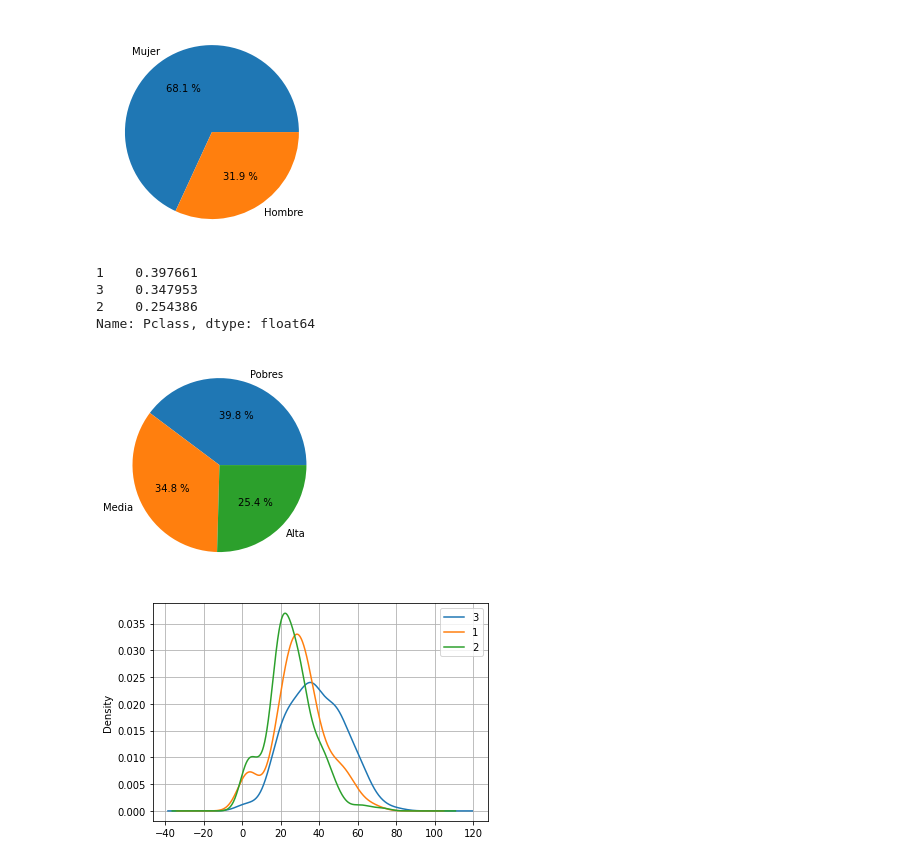
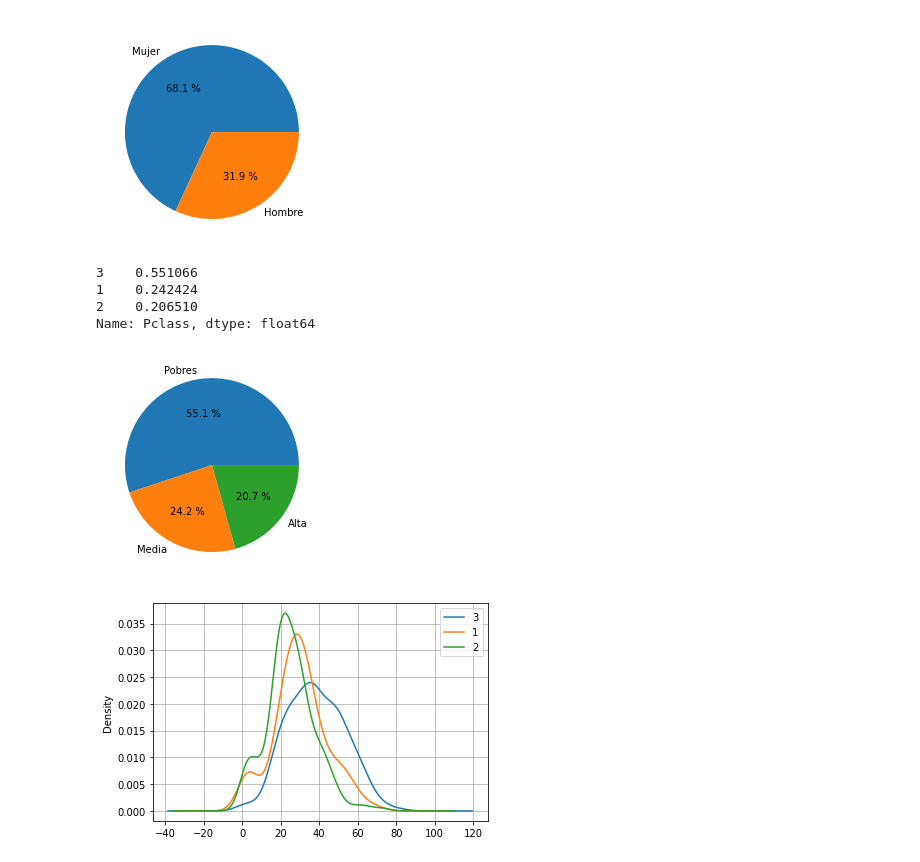
Before and after one commit to luisFernandoCastellanosG/Machine_learning, a Jupyter notebook: Jupyter_noteBook/P1_sklearn_arbol_de_desición_clasificación_regresión.ipynb, the cells around one changed output. Saved outputs shown, nothing was run; the diff lists cells and outputs as text; code cells hidden in the pictures.

```diff
--- a/Jupyter_noteBook/P1_sklearn_arbol_de_desición_clasificación_regresión.ipynb
+++ b/Jupyter_noteBook/P1_sklearn_arbol_de_desición_clasificación_regresión.ipynb
@@ -149,7 +131,7 @@ import seaborn as sns
 # %% [markdown]
 ##Cargando dataset
 # %%
-df_titanic = pd.read_csv("https://raw.githubusercontent.com/luisFernandoCastellanosG/Machine_learning/master/Databaset_para_trabajar_sklearn/dataset_titanic.csv")
+df_titanic = pd.read_csv("https://raw.githubusercontent.com/luisFernandoCastellanosG/Machine_learning/master/Databaset's/dataset_titanic.csv")
 df_titanic.head()
 # %% [output]
 |  | PassengerId | Survived | Pclass | Name | Sex | Age | SibSp | Parch | Ticket | Fare | ... |
@@ -203,16 +190,17 @@ Name: Sex, dtype: float64
 [figure]
 # %%
 #sobrevivientes por clase (3, 2,1)
-datos= df_titanic.Pclass[df_titanic.Survived==1].value_counts(normalize=True)
+#datos= df_titanic.Pclass[df_titanic.Survived==1].value_counts(normalize=True)
+datos = df_titanic.Pclass.value_counts(normalize=True)
 print(datos)
 plt.pie(datos,labels=["Pobres","Media","Alta"],autopct="%0.1f %%")
 plt.show()
 # %% [output]
-1    0.397661
-3    0.347953
-2    0.254386
+3    0.551066
+1    0.242424
+2    0.206510
 Name: Pclass, dtype: float64
-[figure, old version]
+[figure, new version]
 # %%
 # clases vs edad
 for t_class in [1,2,3] :
```
Also changed, not shown: parts of 16 cells of this notebook, 11 other files.
